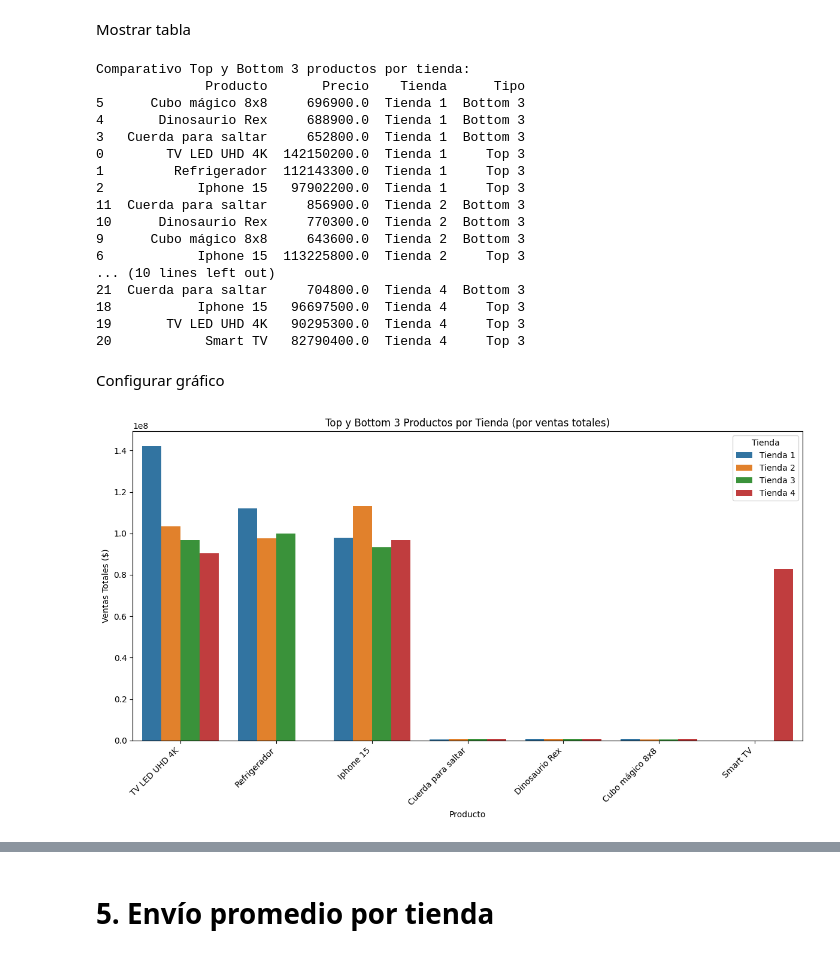
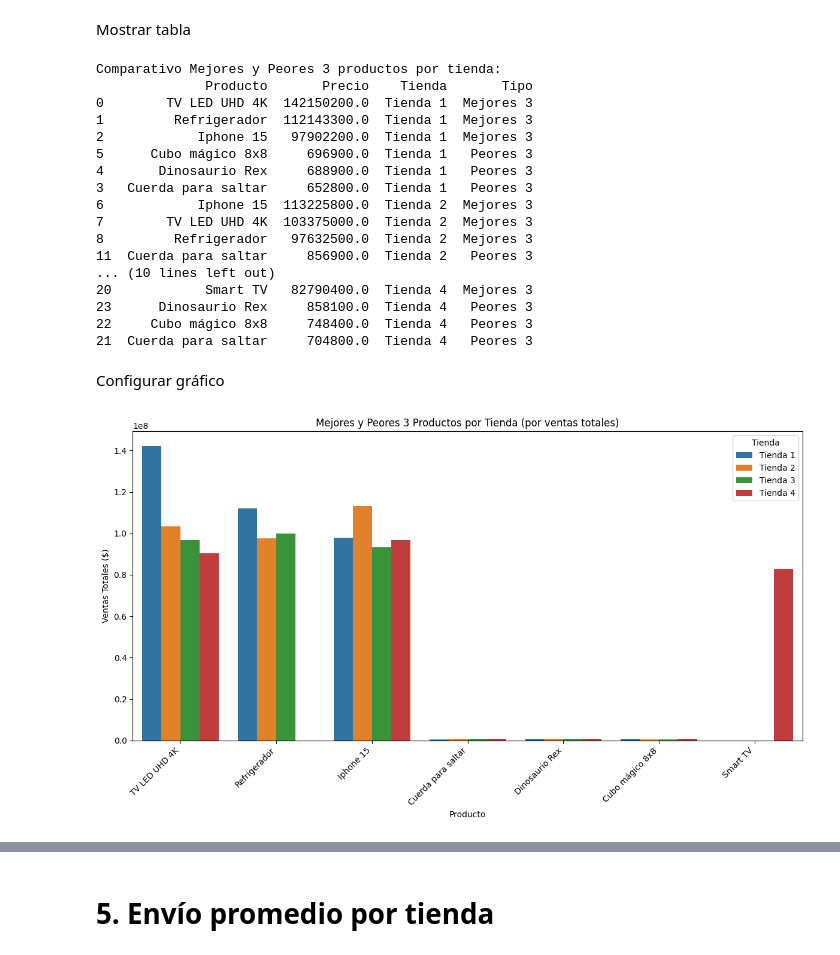
Before and after one commit to Brianbrowncoopman/challenge1-data-science-latam, a Jupyter notebook: AluraStoreLatam.ipynb, the cells around one changed output, grey strips where cells are left out. Cells and saved outputs as stored; diff of their text form; code cells hidden in the pictures.

```diff
--- a/AluraStoreLatam.ipynb
+++ b/AluraStoreLatam.ipynb
@@ -198,17 +198,17 @@ La tienda con mejor calificacion es la tianda 2 y la con peor calificacion es la
 # %% [markdown]
 Función para obtener los 3 productos mas vendidos y los 3 menos vendidos productos por ventas
 # %%
-def top_bottom_productos(df, nombre_tienda):
+def mejores_peores_productos(df, nombre_tienda):
     ventas = df.groupby("Producto")["Precio"].sum().reset_index()
-    top3 = ventas.sort_values(by="Precio", ascending=False).head(3)
-    bottom3 = ventas.sort_values(by="Precio", ascending=True).head(3)
-    return top3.assign(Tienda=nombre_tienda, Tipo="Top 3"), bottom3.assign(Tienda=nombre_tienda, Tipo="Bottom 3")
+    mejores3 = ventas.sort_values(by="Precio", ascending=False).head(3)
+    peores3 = ventas.sort_values(by="Precio", ascending=True).head(3)
+    return mejores3.assign(Tienda=nombre_tienda, Tipo="Mejores 3"), peores3.assign(Tienda=nombre_tienda, Tipo="Peores 3")
 # %% [markdown]
 Obtener datos por tienda
 # %%
-top1, bottom1 = top_bottom_productos(tienda, "Tienda 1")
-top2, bottom2 = top_bottom_productos(tienda2, "Tienda 2")
-top3, bottom3 = top_bottom_productos(tienda3, "Tienda 3")
-top4, bottom4 = top_bottom_productos(tienda4, "Tienda 4")
+mejor1, peor1 = mejores_peores_productos(tienda, "Tienda 1")
+mejor2, peor2 = mejores_peores_productos(tienda2, "Tienda 2")
+mejor3, peor3 = mejores_peores_productos(tienda3, "Tienda 3")
+mejor4, peor4 = mejores_peores_productos(tienda4, "Tienda 4")
 # %% [markdown]
 Unir todos
@@ -217,36 +215,38 @@ comparativo = pd.concat([top1, bottom1, top2, bottom2, top3, bottom3, top4, bott
+# %%
+comparativo = pd.concat([mejor1, peor1, mejor2, peor2, mejor3, peor3, mejor4, peor4], ignore_index=True)
 # %% [markdown]
 Mostrar tabla
 # %%
-print("\nComparativo Top y Bottom 3 productos por tienda:")
+print("\nComparativo Mejores y Peores 3 productos por tienda:")
 print(comparativo.sort_values(by=["Tienda", "Tipo", "Precio"], ascending=[True, True, False]))
 # %% [output]
-Comparativo Top y Bottom 3 productos por tienda:
-              Producto       Precio    Tienda      Tipo
-5      Cubo mágico 8x8     696900.0  Tienda 1  Bottom 3
-4       Dinosaurio Rex     688900.0  Tienda 1  Bottom 3
-3   Cuerda para saltar     652800.0  Tienda 1  Bottom 3
-0        TV LED UHD 4K  142150200.0  Tienda 1     Top 3
-1         Refrigerador  112143300.0  Tienda 1     Top 3
-2            Iphone 15   97902200.0  Tienda 1     Top 3
-11  Cuerda para saltar     856900.0  Tienda 2  Bottom 3
-10      Dinosaurio Rex     770300.0  Tienda 2  Bottom 3
-9      Cubo mágico 8x8     643600.0  Tienda 2  Bottom 3
-6            Iphone 15  113225800.0  Tienda 2     Top 3
+Comparativo Mejores y Peores 3 productos por tienda:
+              Producto       Precio    Tienda       Tipo
+0        TV LED UHD 4K  142150200.0  Tienda 1  Mejores 3
+1         Refrigerador  112143300.0  Tienda 1  Mejores 3
+2            Iphone 15   97902200.0  Tienda 1  Mejores 3
+5      Cubo mágico 8x8     696900.0  Tienda 1   Peores 3
+4       Dinosaurio Rex     688900.0  Tienda 1   Peores 3
+3   Cuerda para saltar     652800.0  Tienda 1   Peores 3
+6            Iphone 15  113225800.0  Tienda 2  Mejores 3
+7        TV LED UHD 4K  103375000.0  Tienda 2  Mejores 3
+8         Refrigerador   97632500.0  Tienda 2  Mejores 3
+11  Cuerda para saltar     856900.0  Tienda 2   Peores 3
 ... (10 lines left out)
-21  Cuerda para saltar     704800.0  Tienda 4  Bottom 3
-18           Iphone 15   96697500.0  Tienda 4     Top 3
-19       TV LED UHD 4K   90295300.0  Tienda 4     Top 3
-20            Smart TV   82790400.0  Tienda 4     Top 3
+20            Smart TV   82790400.0  Tienda 4  Mejores 3
+23      Dinosaurio Rex     858100.0  Tienda 4   Peores 3
+22     Cubo mágico 8x8     748400.0  Tienda 4   Peores 3
+21  Cuerda para saltar     704800.0  Tienda 4   Peores 3
 # %% [markdown]
 Configurar gráfico
 # %%
 plt.figure(figsize=(12, 7))
 sns.barplot(data=comparativo, x="Producto", y="Precio", hue="Tienda", dodge=True)
 plt.xticks(rotation=45, ha='right')
-plt.title("Top y Bottom 3 Productos por Tienda (por ventas totales)")
+plt.title("Mejores y Peores 3 Productos por Tienda (por ventas totales)")
 plt.ylabel("Ventas Totales ($)")
 plt.xlabel("Producto")
 plt.tight_layout()
 plt.show()
 # %% [output]
-[figure, old version]
+[figure, new version]
```
Also changed, not shown: parts of 5 cells of this notebook.
